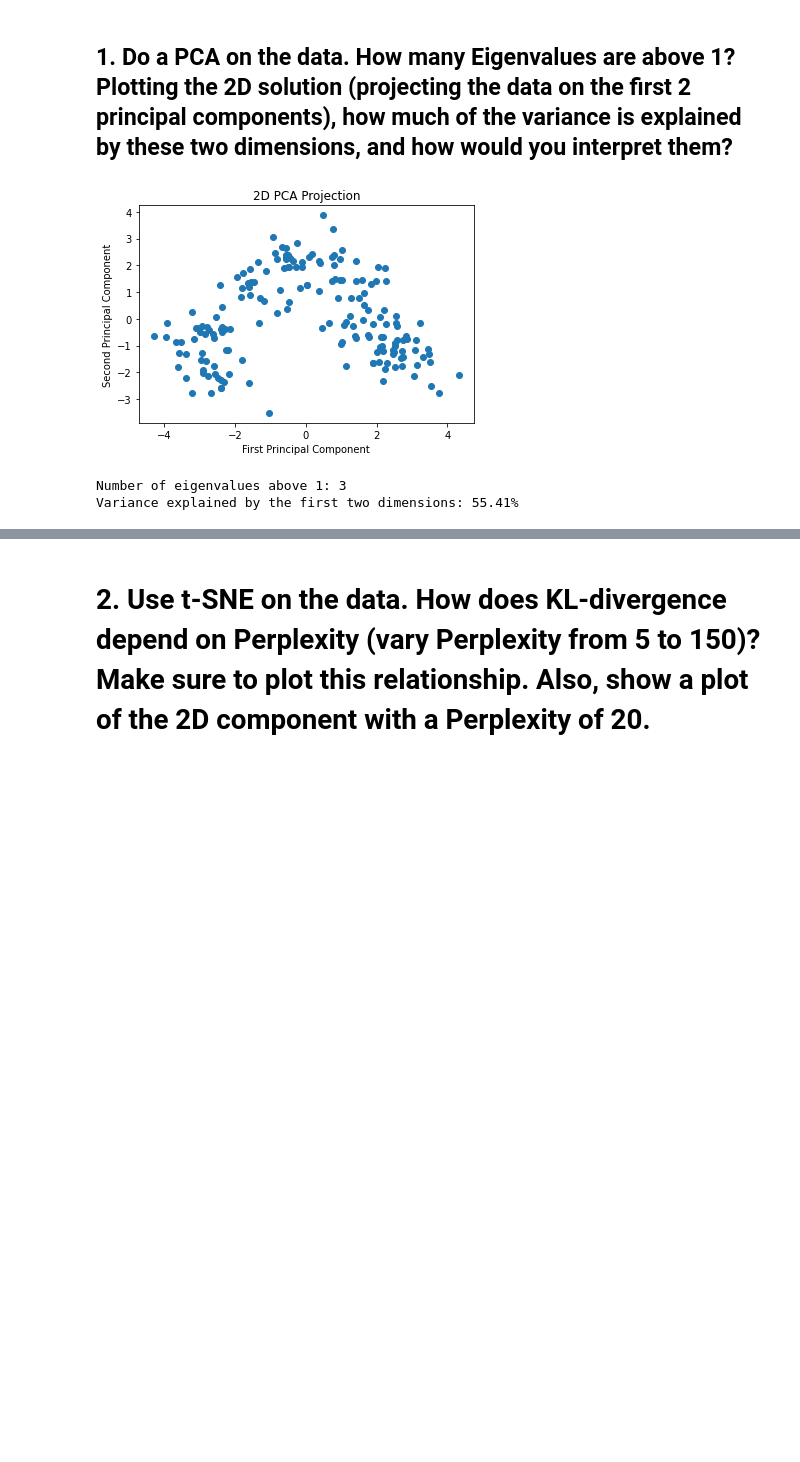
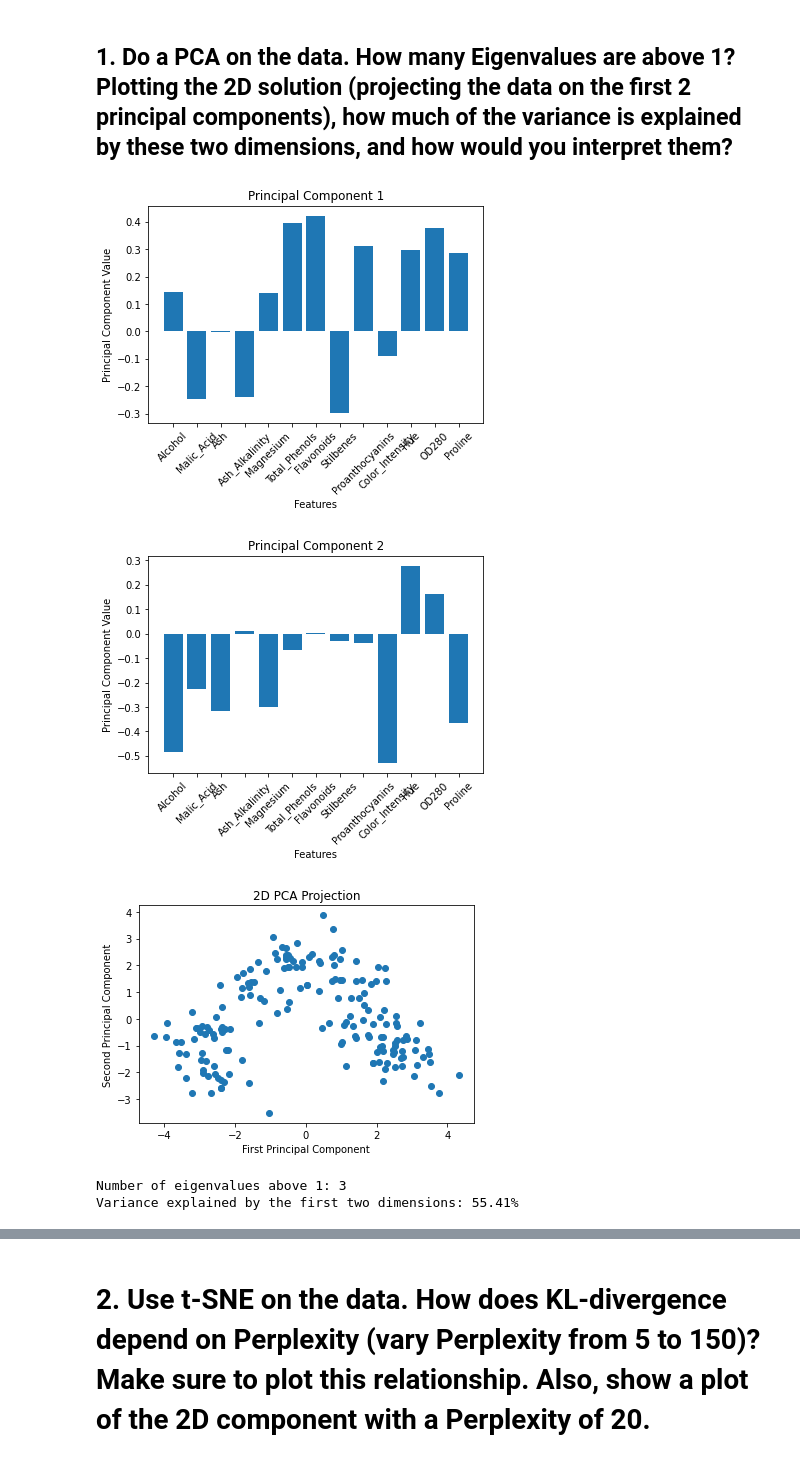
Before and after one commit to aragaomateus/fundamentalsOfML, a Jupyter notebook: HW5/Homework 5.ipynb, the cells around one changed output, grey strips where cells are left out. Cells and saved outputs as stored; diff of their text form; code cells hidden in the pictures; blank space fills up the shorter version.

```diff
--- a/HW5/Homework 5.ipynb
+++ b/HW5/Homework 5.ipynb
@@ -53,33 +53,49 @@ import matplotlib.pyplot as plt
 
 # Step 3: Standardize the data
 scaler = StandardScaler()
 scaled_data = scaler.fit_transform(data)
 
 # Step 4: Perform PCA and analyze the results
 pca = PCA()
 pca.fit(scaled_data)
 explained_variance = pca.explained_variance_ratio_
 
 # Find the number of Eigenvalues above 1
 eigenvalues = pca.explained_variance_
 num_eigenvalues_above_1 = (eigenvalues > 1).sum()
 
 # Plot the 2D PCA projection
 pca_2d = PCA(n_components=2)
+
+pca = pca_2d.fit(scaled_data)
+pc_values = pca.components_
+# Create a bar graph for each principal component
+for i, pc in enumerate(pc_values, start=1):
+    plt.figure()
+    plt.bar(data.columns, pc)
+    plt.title(f'Principal Component {i}')
+    plt.xlabel('Features')
+    plt.ylabel('Principal Component Value')
+    plt.xticks(rotation=45)  # Rotate x-ticks by 45 degrees
+    plt.show()
+
 principal_components = pca_2d.fit_transform(scaled_data)
+
 
 plt.scatter(principal_components[:, 0], principal_components[:, 1])
 plt.xlabel('First Principal Component')
 plt.ylabel('Second Principal Component')
 plt.title('2D PCA Projection')
 plt.show()
 
 # Calculate the variance explained by the first two dimensions
 variance_explained = sum(explained_variance[:2]) * 100
 
 print(f"Number of eigenvalues above 1: {num_eigenvalues_above_1}")
 print(f"Variance explained by the first two dimensions: {variance_explained:.2f}%")
 # %% [output]
-[figure, old version]
+[figure, new version]
+[figure, added]
+[figure, added]
 Number of eigenvalues above 1: 3
 Variance explained by the first two dimensions: 55.41%
```
Also changed, not shown: parts of 1 cell of this notebook, 5 other files.
